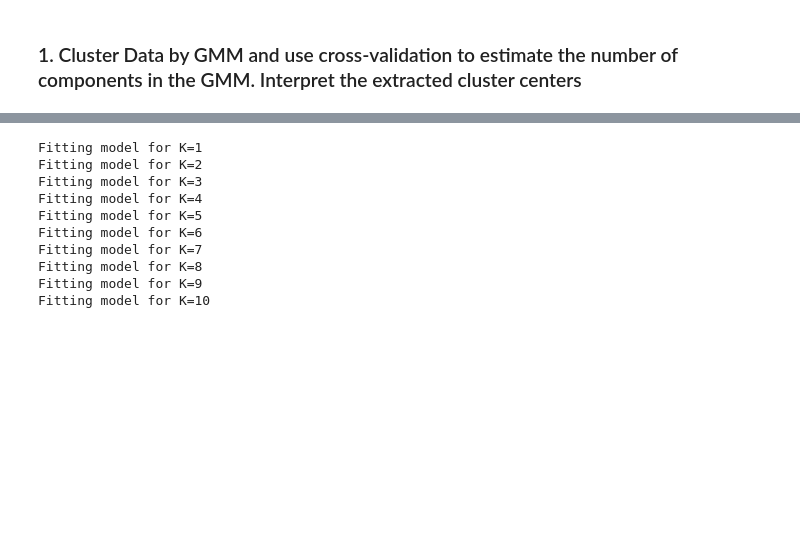
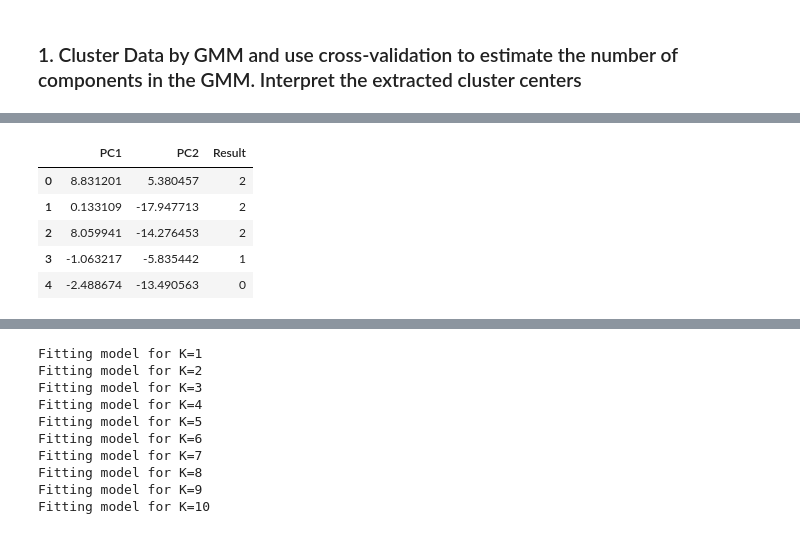
Before and after one commit to ShawnHouCHN/Introduction-to-Machine-Learning-and-Data-Mining-E17, a Jupyter notebook: Project3/Project 3 GMM&Hierarchical Clustering.ipynb, the cells around one changed output, grey strips where cells are left out. Drawn from its saved outputs; the diff is of its cells as text; code cells hidden in the pictures; blank space fills up the shorter version.

```diff
--- a/Project3/Project 3 GMM&Hierarchical Clustering.ipynb
+++ b/Project3/Project 3 GMM&Hierarchical Clustering.ipynb
@@ -121,0 +62,29 @@ all selected team features  Index(['buildUpPlayPassing', 'buildUpPlayDribbling',
+# %%
+home_wins = np.array((df_match['home_team_goal'] > df_match['away_team_goal']).tolist())
+draws = np.array((df_match['home_team_goal'] == df_match['away_team_goal']).tolist())
+match_results=list()
+match_results_dict=dict()
+for i ,match in enumerate(home_wins):
+    if match:
+        match_results.append(0)   ## home team win
+    elif draws[i]:
+        match_results.append(1)   ## draw
+    else:
+        match_results.append(2)  ## home team lose
+
+match_results_dict[0]='Home'
+match_results_dict[1]='Draw'
+match_results_dict[2]='Away'
+df_match['Result']=match_results
+# %%
+in_match_features_list=['home_team_goal','away_team_goal','possession_home','corner_home',
+                     'corner_away','cross_home','cross_away','throwin_home','throwin_away',
+                     'shoton_home','shoton_away', 'shotoff_home', 'shotoff_away','foulcommit_home',
+                     'foulcommit_away','ycard_home','ycard_away','rcard_home','rcard_away']
+
+df_in_match=df_match[in_match_features_list]
+# %%
+X=df_match[in_match_features_list].as_matrix()
+
+y=df_match['Result'].as_matrix()
+print ("Using in game statistics to cluster match results ")
@@ -158,0 +95,17 @@ show()
+# %%
+pca = decomposition.PCA(n_components=2)
+pca.fit(X)
+##Fit in game observations to 2D for visualization
+X_pcaed = pca.transform(X)
+
+d = {'PC1': X_pcaed[:,0], 'PC2': X_pcaed[:,1],'Result':df_match['Result'].values}
+df_pcaed=pd.DataFrame(data=d)
+# %%
+df_pcaed.head()
+# %% [output]
+|  | PC1 | PC2 | Result |
+| 0 | 8.831201 | 5.380457 | 2 |
+| 1 | 0.133109 | -17.947713 | 2 |
+| 2 | 8.059941 | -14.276453 | 2 |
+| 3 | -1.063217 | -5.835442 | 1 |
+| 4 | -2.488674 | -13.490563 | 0 |
```
Also changed, not shown: parts of 11 cells of this notebook.
